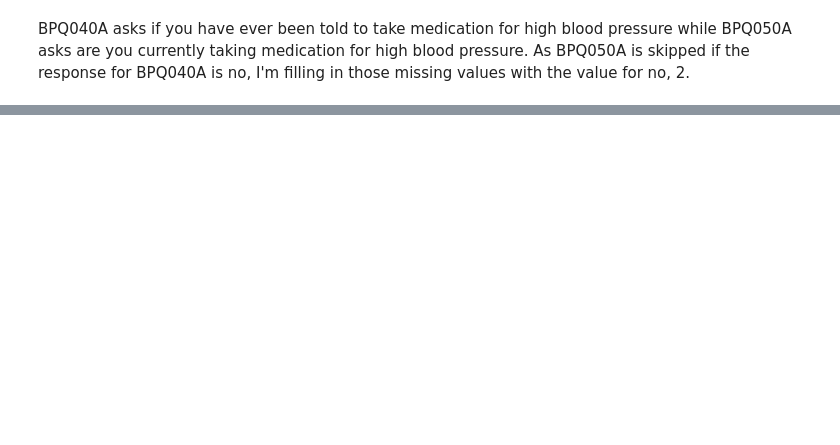
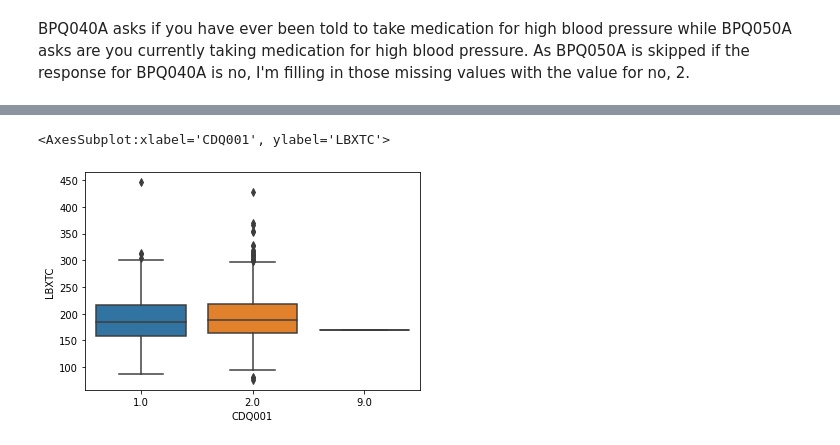
Before and after one commit to mathisme/ThinkfulDSFinalCapstone, a Jupyter notebook: notebooks/EDA.ipynb, the cells around one changed output, grey strips where cells are left out. Cells and saved outputs as stored; diff of their text form; code cells hidden in the pictures; blank space fills up the shorter version.

```diff
--- a/notebooks/EDA.ipynb
+++ b/notebooks/EDA.ipynb
@@ -421,0 +453,9 @@ The median for those not on high blood pressure medication is higher, however th
+# %%
+cardio_health = pd.read_sas('https://wwwn.cdc.gov/Nchs/Nhanes/2017-2018/CDQ_J.XPT')
+ch_merged = cardio_health.merge(df,on='SEQN',how='right')
+# %%
+
+sns.boxplot(x='CDQ001', y='LBXTC', data=ch_merged)
+# %% [output]
+<AxesSubplot:xlabel='CDQ001', ylabel='LBXTC'>
+[figure, added]
```
Also changed, not shown: parts of 28 cells of this notebook.
